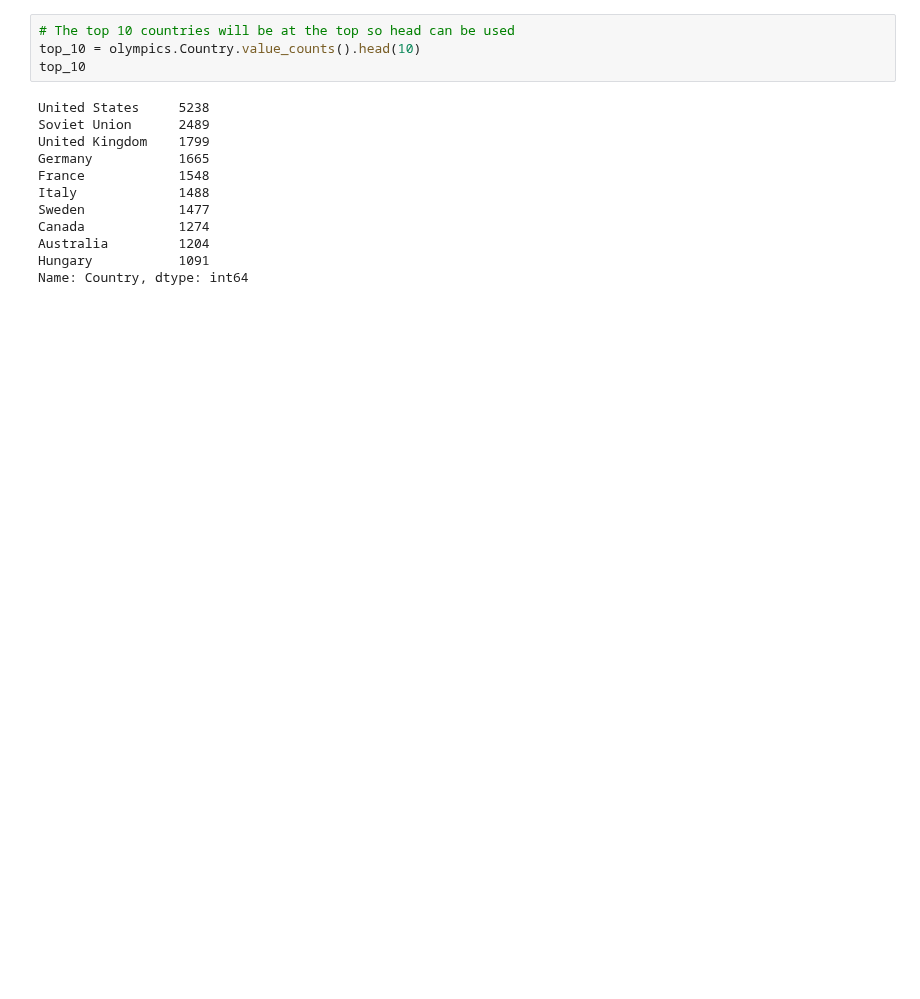
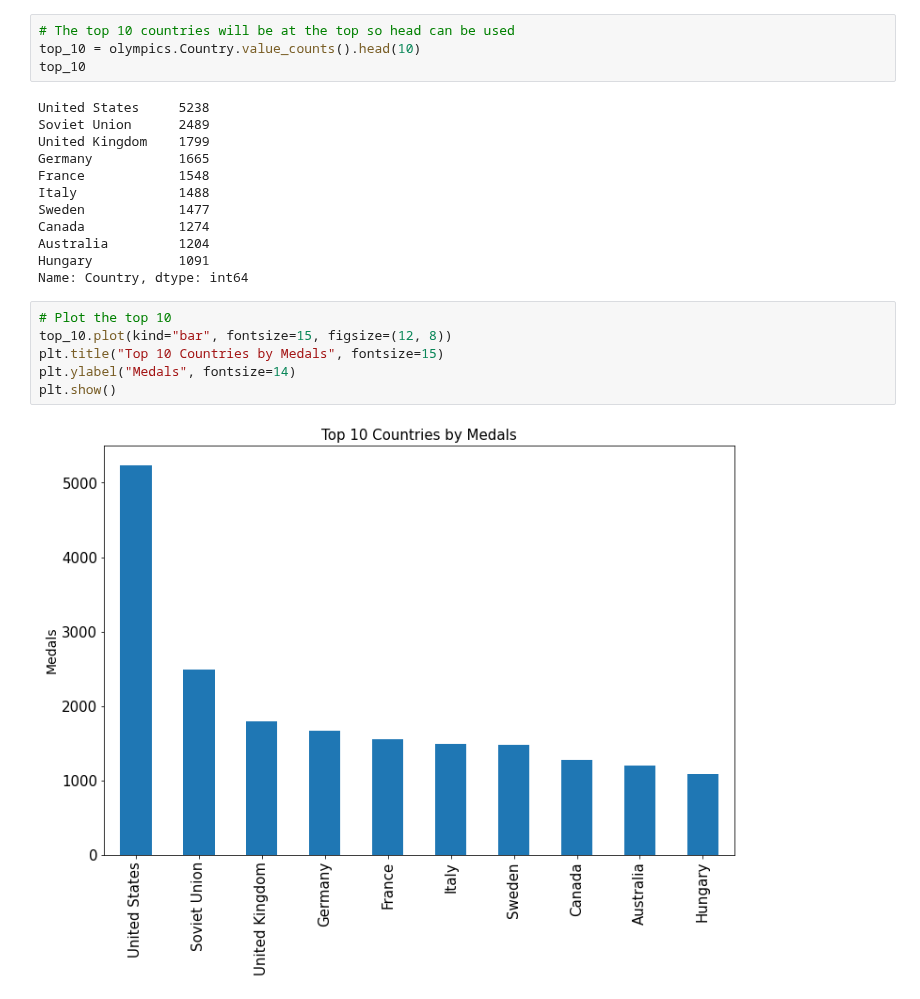
Before and after one commit to marb61a/Data-Science-Projects, a Jupyter notebook: Olympic Games Project/Olympic-Games.ipynb, the cells around one changed output. Drawn from its saved outputs; the diff is of its cells as text; blank space fills up the shorter version.

Commit message:
Added plots for top 10 countries by medals

```diff
--- a/Olympic Games Project/Olympic-Games.ipynb
+++ b/Olympic Games Project/Olympic-Games.ipynb
@@ -576,3 +578,11 @@ Canada            1274
 Australia         1204
 Hungary           1091
 Name: Country, dtype: int64
+# %%
+# Plot the top 10
+top_10.plot(kind="bar", fontsize=15, figsize=(12, 8))
+plt.title("Top 10 Countries by Medals", fontsize=15)
+plt.ylabel("Medals", fontsize=14)
+plt.show()
+# %% [output]
+[figure, added]
```
Also changed, not shown: parts of 4 cells of this notebook.
